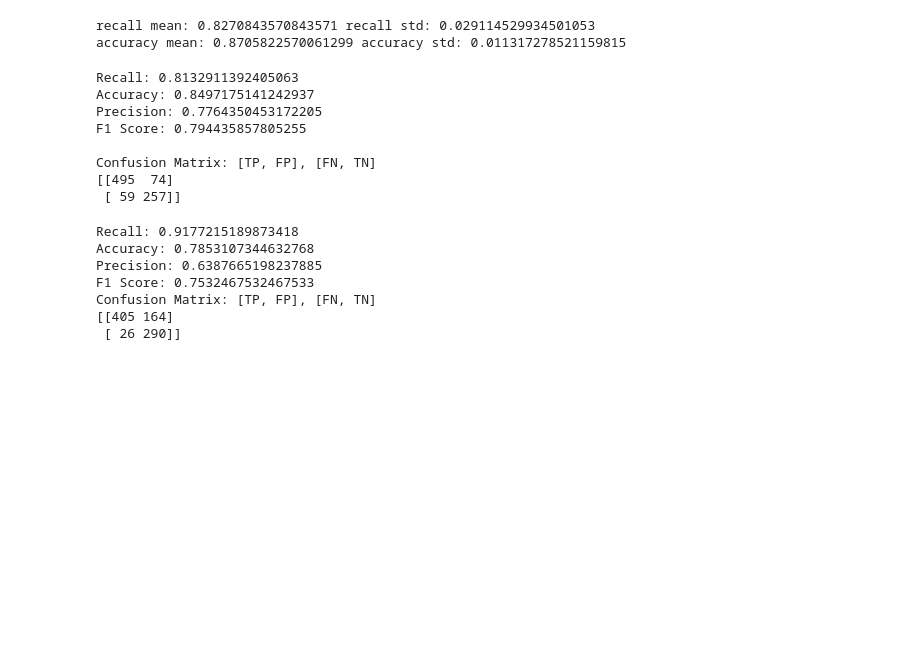
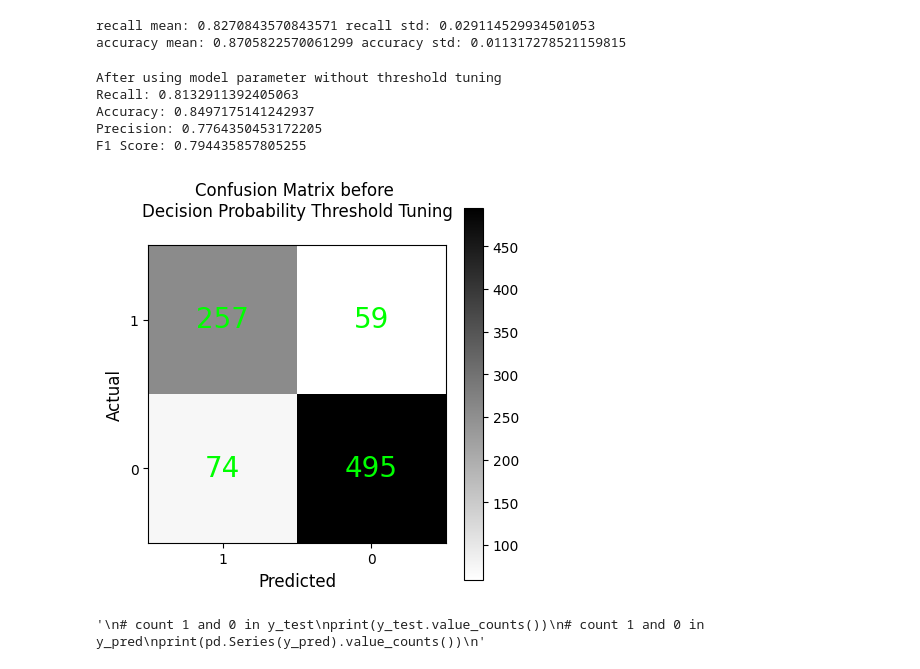
Before and after one commit to jnqian99/academic-performance, a Jupyter notebook: notebooks/6_classification/svm_classify.ipynb, the cells around one changed output. Drawn from its saved outputs; the diff is of its cells as text; code cells hidden in the pictures; blank space fills up the shorter version.

```diff
--- a/notebooks/6_classification/svm_classify.ipynb
+++ b/notebooks/6_classification/svm_classify.ipynb
@@ -107,48 +137,51 @@ print("accuracy mean:", scores.mean(), "accuracy std:", scores.std())
 recall mean: 0.8270843570843571 recall std: 0.029114529934501053
 accuracy mean: 0.8705822570061299 accuracy std: 0.011317278521159815
 # %%
-# classification with kernel svm
+# classification with kernel svm, without using the threshold hyperparameter
 
 from sklearn.metrics import confusion_matrix
 
 classifier = SVC(kernel='rbf', gamma=0.0001, C=200, random_state=42, class_weight='balanced', probability=True)
 classifier.fit(X_train, y_train)
 
 y_pred = classifier.predict(X_test)
 y_test_proba = classifier.predict_proba(X_test)[:, 1]
+print("After using model parameter without threshold tuning")
 print('Recall:', recall_score(y_test, y_pred))
 print('Accuracy:', accuracy_score(y_test, y_pred))
 print('Precision:', precision_score(y_test, y_pred))
 print('F1 Score:', f1_score(y_test, y_pred))
 
 cm = confusion_matrix(y_test, y_pred)
-print("")
-print("Confusion Matrix: [TP, FP], [FN, TN]")
-print(cm)
+plt.matshow(cm, cmap=plt.cm.binary)
+plt.colorbar()
+plt.xlabel('Predicted', fontsize=12)
+plt.ylabel('Actual', fontsize=12)
+plt.title('Confusion Matrix before \nDecision Probability Threshold Tuning\n')
+# change origin to top left
+plt.gca().invert_yaxis()
+plt.gca().invert_xaxis()
+
+plt.xticks([0, 1], ['0', '1'])
+plt.yticks([0, 1], ['0', '1'])
+# x ticks at bottom
+plt.gca().xaxis.tick_bottom()
+for i in range(2):
+    for j in range(2):
+        plt.text(j, i, cm[i, j], ha='center', va='center', color='lime', fontsize=20)
+plt.show()
+
+'''
+# count 1 and 0 in y_test
+print(y_test.value_counts())
+# count 1 and 0 in y_pred
+print(pd.Series(y_pred).value_counts())
+'''
 # %% [output]
+After using model parameter without threshold tuning
 Recall: 0.8132911392405063
 Accuracy: 0.8497175141242937
 Precision: 0.7764350453172205
 F1 Score: 0.794435857805255
-
-Confusion Matrix: [TP, FP], [FN, TN]
-[[495  74]
- [ 59 257]]
+[figure, added]
+'\n# count 1 and 0 in y_test\nprint(y_test.value_counts())\n# count 1 and 0 in y_pred\nprint(pd.Series(y_pred).value_counts())\n'
-# %%
-# I can also increase recall by lowering the decision threshold
-decision_threshold = 0.12
-y_pred = y_test_proba > decision_threshold
-print('Recall:', recall_score(y_test, y_pred))
-print('Accuracy:', accuracy_score(y_test, y_pred))
-print('Precision:', precision_score(y_test, y_pred))
-print('F1 Score:', f1_score(y_test, y_pred))
-print('Confusion Matrix: [TP, FP], [FN, TN]')
-print(confusion_matrix(y_test, y_pred))
-# %% [output]
-Recall: 0.9177215189873418
-Accuracy: 0.7853107344632768
-Precision: 0.6387665198237885
-F1 Score: 0.7532467532467533
-Confusion Matrix: [TP, FP], [FN, TN]
-[[405 164]
- [ 26 290]]
```
Also changed, not shown: parts of 6 cells of this notebook, 15 other files.
